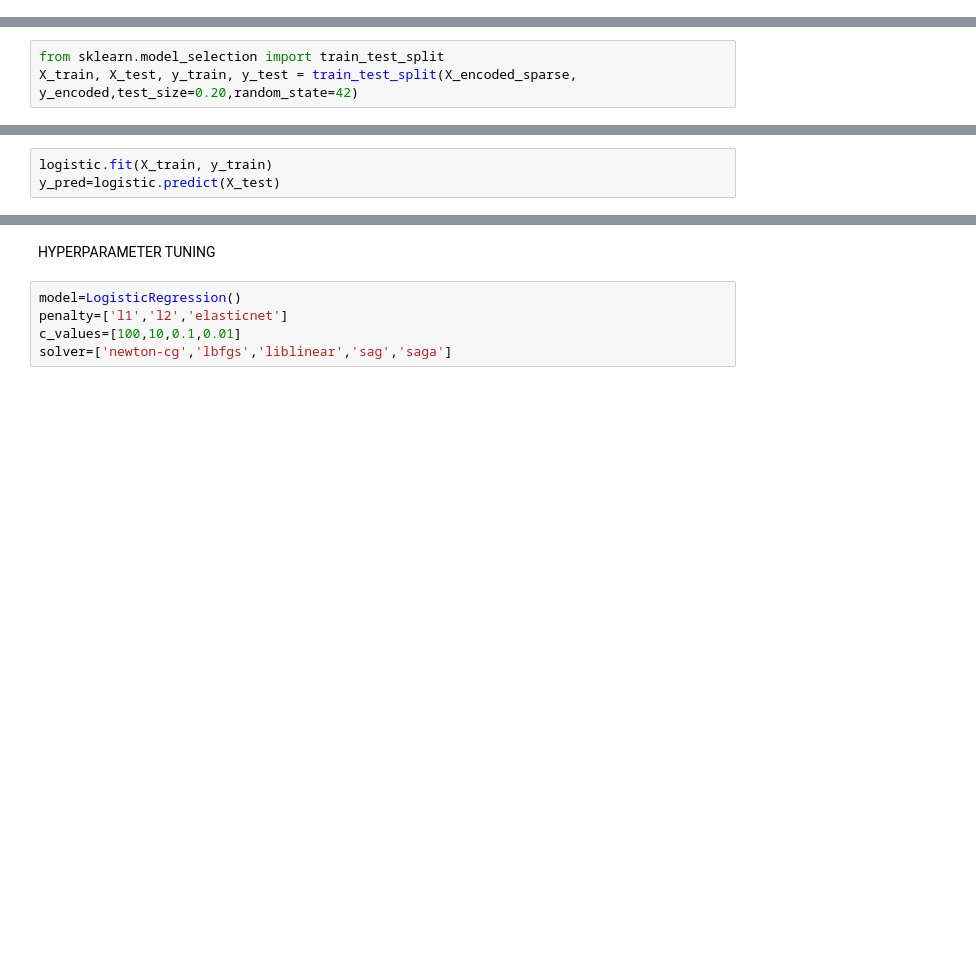
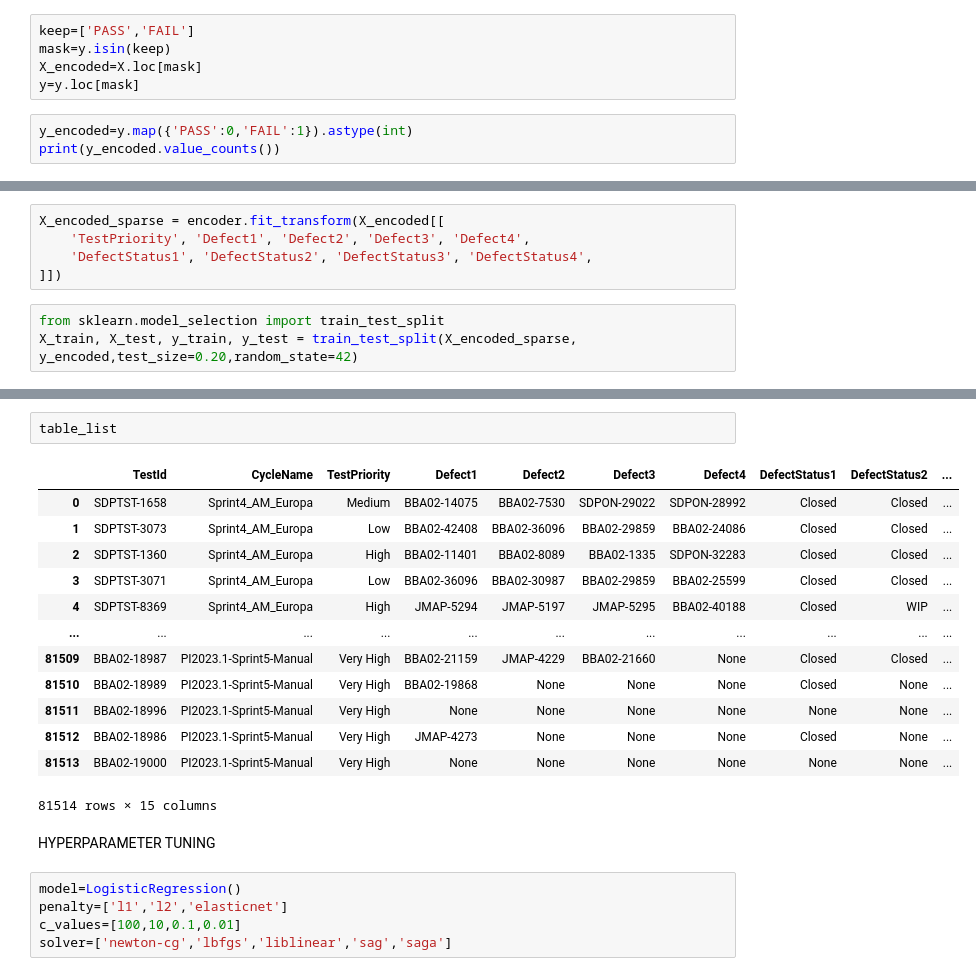
Before and after one commit to Ashu09032005/DataRanker, a Jupyter notebook: app.ipynb, the cells around one changed output, grey strips where cells are left out. Cells and saved outputs as stored; diff of their text form; blank space fills up the shorter version.

```diff
--- a/app.ipynb
+++ b/app.ipynb
@@ -152,0 +179,8 @@ y_encoded = le.fit_transform(y)
+# %%
+keep=['PASS','FAIL']
+mask=y.isin(keep)
+X_encoded=X.loc[mask]
+y=y.loc[mask]
+# %%
+y_encoded=y.map({'PASS':0,'FAIL':1}).astype(int)
+print(y_encoded.value_counts())
@@ -153,3 +195,8 @@ y_encoded = le.fit_transform(y)
+# %%
+X_encoded_sparse = encoder.fit_transform(X_encoded[[
+    'TestPriority', 'Defect1', 'Defect2', 'Defect3', 'Defect4',
+    'DefectStatus1', 'DefectStatus2', 'DefectStatus3', 'DefectStatus4',
+]])
 # %%
 from sklearn.model_selection import train_test_split
 X_train, X_test, y_train, y_test = train_test_split(X_encoded_sparse, y_encoded,test_size=0.20,random_state=42)
@@ -161,3 +208,0 @@ logistic = LogisticRegression(multi_class='ovr')
-# %%
-logistic.fit(X_train, y_train)
-y_pred=logistic.predict(X_test)
@@ -197,3 +306,19 @@ weighted avg       0.85      0.88      0.86     16303
+# %%
+table_list
+# %% [output]
+|  | TestId | CycleName | TestPriority | Defect1 | Defect2 | Defect3 | Defect4 | DefectStatus1 | DefectStatus2 | ... |
+| 0 | SDPTST-1658 | Sprint4_AM_Europa | Medium | BBA02-14075 | BBA02-7530 | SDPON-29022 | SDPON-28992 | Closed | Closed | ... |
+| 1 | SDPTST-3073 | Sprint4_AM_Europa | Low | BBA02-42408 | BBA02-36096 | BBA02-29859 | BBA02-24086 | Closed | Closed | ... |
+| 2 | SDPTST-1360 | Sprint4_AM_Europa | High | BBA02-11401 | BBA02-8089 | BBA02-1335 | SDPON-32283 | Closed | Closed | ... |
+| 3 | SDPTST-3071 | Sprint4_AM_Europa | Low | BBA02-36096 | BBA02-30987 | BBA02-29859 | BBA02-25599 | Closed | Closed | ... |
+| 4 | SDPTST-8369 | Sprint4_AM_Europa | High | JMAP-5294 | JMAP-5197 | JMAP-5295 | BBA02-40188 | Closed | WIP | ... |
+| ... | ... | ... | ... | ... | ... | ... | ... | ... | ... | ... |
+| 81509 | BBA02-18987 | PI2023.1-Sprint5-Manual | Very High | BBA02-21159 | JMAP-4229 | BBA02-21660 | None | Closed | Closed | ... |
+| 81510 | BBA02-18989 | PI2023.1-Sprint5-Manual | Very High | BBA02-19868 | None | None | None | Closed | None | ... |
+| 81511 | BBA02-18996 | PI2023.1-Sprint5-Manual | Very High | None | None | None | None | None | None | ... |
+| 81512 | BBA02-18986 | PI2023.1-Sprint5-Manual | Very High | JMAP-4273 | None | None | None | Closed | None | ... |
+| 81513 | BBA02-19000 | PI2023.1-Sprint5-Manual | Very High | None | None | None | None | None | None | ... |
+81514 rows × 15 columns
 # %% [markdown]
 HYPERPARAMETER TUNING
 # %%
```
Also changed, not shown: parts of 23 cells of this notebook.
